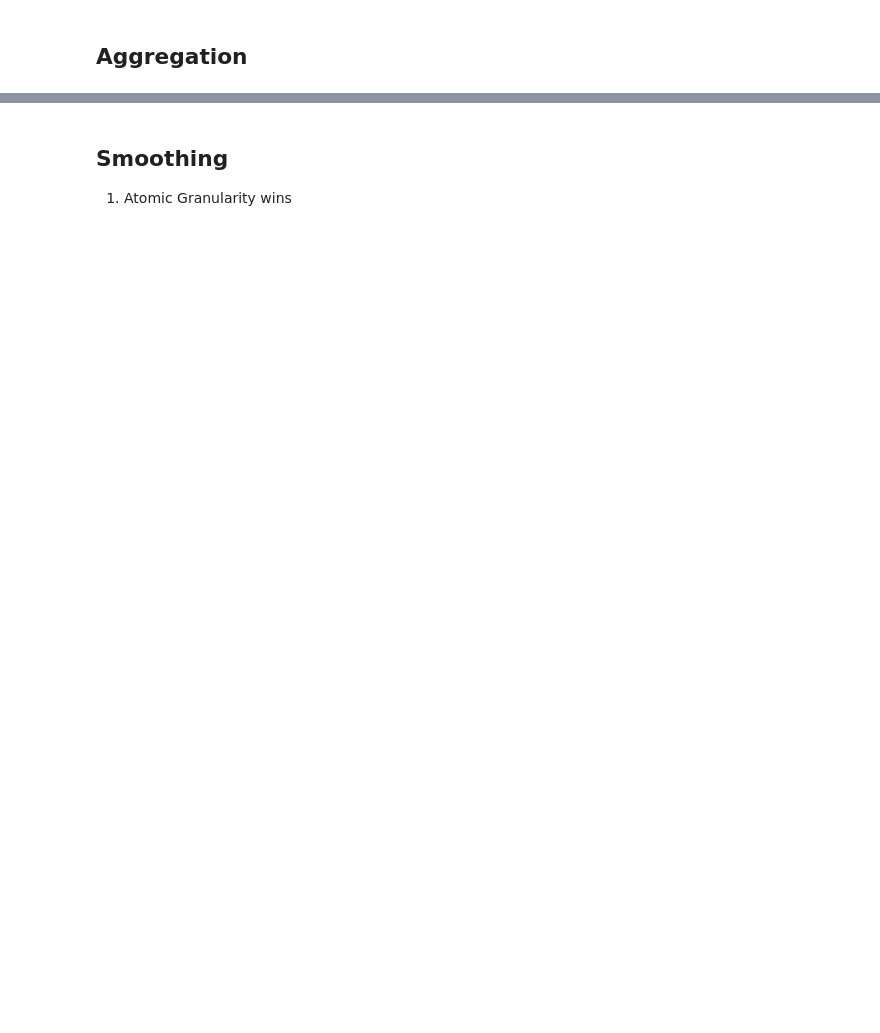
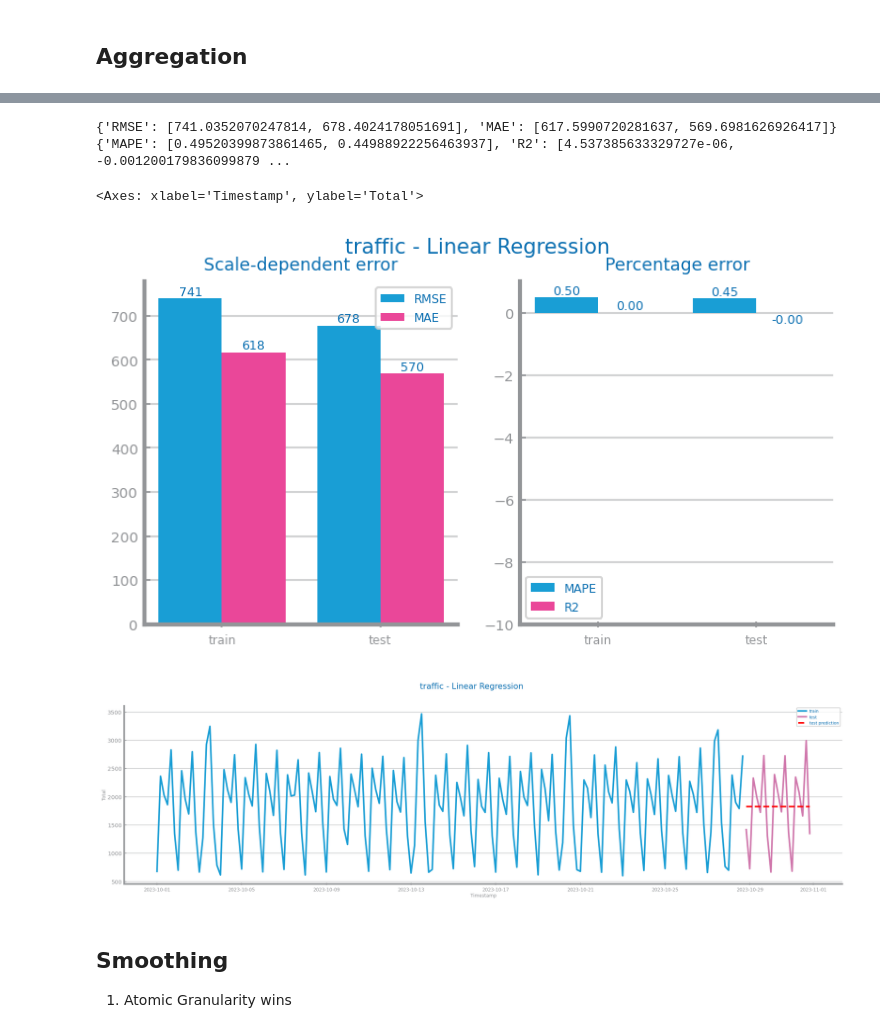
Before and after one commit to franciscoAbreuTecnico/Data-Science-IST, a Jupyter notebook: forecasting_services/data_transformation.ipynb, the cells around one changed output, grey strips where cells are left out. Drawn from its saved outputs; the diff is of its cells as text; code cells hidden in the pictures; blank space fills up the shorter version.

```diff
--- a/forecasting_services/data_transformation.ipynb
+++ b/forecasting_services/data_transformation.ipynb
@@ -87,27 +198,31 @@ Last timestamp 2023-10-31 23:45:00
 # %%
-### Plot and Results for Atomic Granularity (15Min)
+### Plot and Results for 3st Granularity (4Hour)
 
-train_1, test_1 = dslabs.series_train_test_split(data, trn_pct=0.90)
+train_3, test_3 = dslabs.dataframe_temporal_train_test_split(ss_grouped_4, trn_pct=0.90)
+trnX_3 = np.arange(len(train_3)).reshape(-1, 1)
+trnY_3 = train_3.to_numpy()
 
-trnX_1 = np.arange(len(train_1)).reshape(-1, 1)
-trnY_1 = train_1.to_numpy()
-
-tstX_1 = np.arange(len(train_1), len(data)).reshape(-1, 1)
-tstY_1 = test_1.to_numpy()
+tstX_3 = np.arange(len(train_3), len(ss_grouped_4)).reshape(-1, 1)
+tstY_3 = test_3.to_numpy()
 
 model = LinearRegression()
-model.fit(trnX_1, trnY_1)
+model.fit(trnX_3, trnY_3)
 
-prd_trn: pd.Series = pd.Series(model.predict(trnX_1), index=train_1.index)
-prd_tst: pd.Series = pd.Series(model.predict(tstX_1), index=test_1.index)
+prd_trn_3: pd.Series = pd.Series(model.predict(trnX_3), index=train_3.index)
+prd_tst_3: pd.Series = pd.Series(model.predict(tstX_3), index=test_3.index)
 
-dslabs.plot_forecasting_eval(train_1, test_1, prd_trn, prd_tst, title=f"{file_tag} - Linear Regression")
+dslabs.plot_forecasting_eval(train_3, test_3, prd_trn_3, prd_tst_3, title=f"{file_tag} - Linear Regression")
 
 dslabs.plot_forecasting_series(
-    train_1,
-    test_1,
-    prd_tst,
+    train_3,
+    test_3,
+    prd_tst_3,
     title=f"{file_tag} - Linear Regression",
     xlabel="Timestamp",
     ylabel=target,
 )
+# %% [output]
+{'RMSE': [741.0352070247814, 678.4024178051691], 'MAE': [617.5990720281637, 569.6981626926417]} {'MAPE': [0.49520399873861465, 0.44988922256463937], 'R2': [4.537385633329727e-06, -0.001200179836099879 ...
+<Axes: xlabel='Timestamp', ylabel='Total'>
+[figure, added]
+[figure, added]
```
Also changed, not shown: parts of 19 cells of this notebook, 1 other file.
